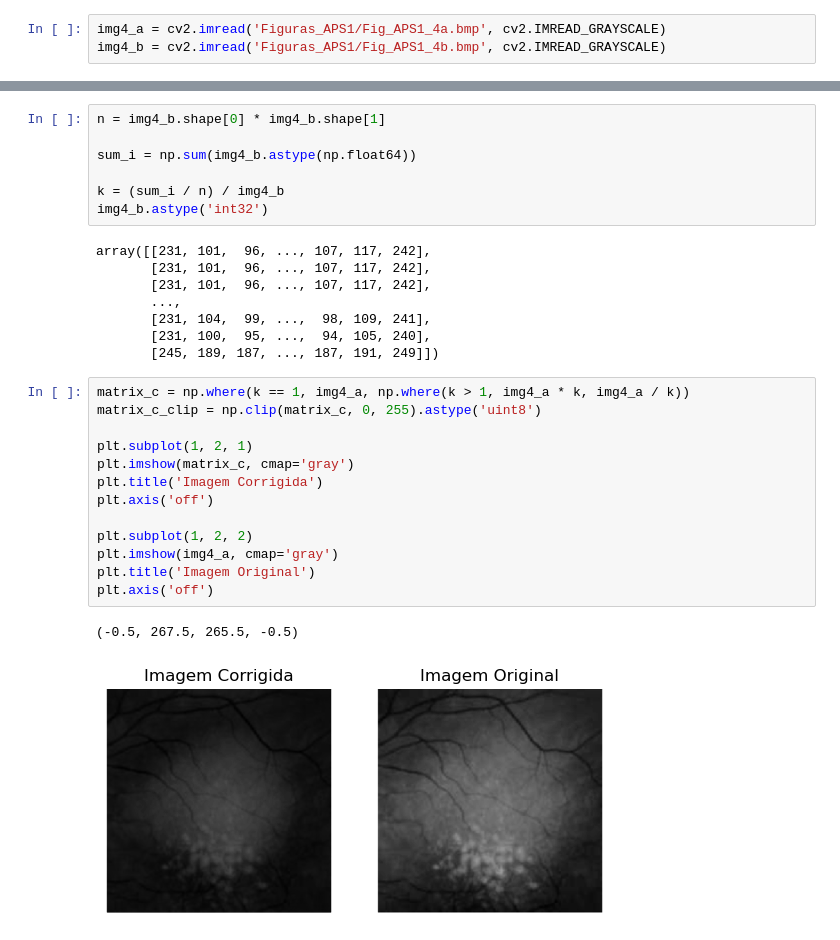
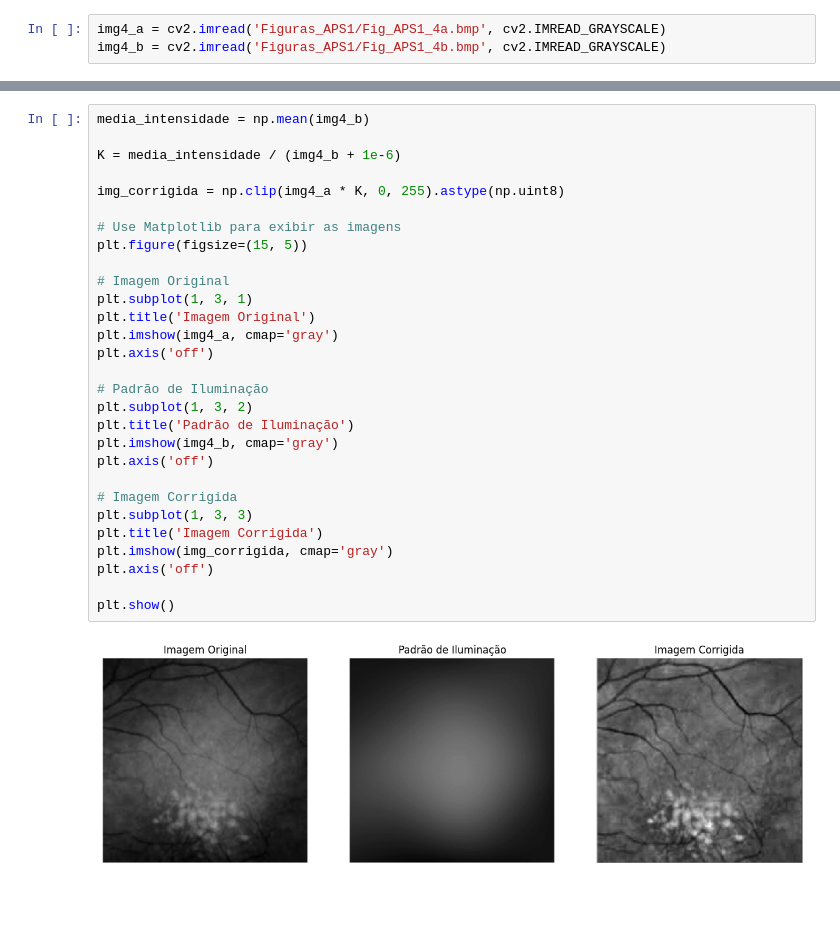
Before and after one commit to lnasser11/MachineVision, a Jupyter notebook: Projetos/APS1/APS1.ipynb, the cells around one changed output, grey strips where cells are left out. Drawn from its saved outputs; the diff is of its cells as text; blank space fills up the shorter version.

```diff
--- a/Projetos/APS1/APS1.ipynb
+++ b/Projetos/APS1/APS1.ipynb
@@ -243,31 +127,31 @@ AttributeError: 'NoneType' object has no attribute 'astype'
-# %%
-n = img4_b.shape[0] * img4_b.shape[1]
-
-sum_i = np.sum(img4_b.astype(np.float64))
-
-k = (sum_i / n) / img4_b
-img4_b.astype('int32')
-# %% [output]
-array([[231, 101,  96, ..., 107, 117, 242],
-       [231, 101,  96, ..., 107, 117, 242],
-       [231, 101,  96, ..., 107, 117, 242],
-       ...,
-       [231, 104,  99, ...,  98, 109, 241],
-       [231, 100,  95, ...,  94, 105, 240],
-       [245, 189, 187, ..., 187, 191, 249]])
-# %%
-matrix_c = np.where(k == 1, img4_a, np.where(k > 1, img4_a * k, img4_a / k))
-matrix_c_clip = np.clip(matrix_c, 0, 255).astype('uint8')
-
-plt.subplot(1, 2, 1)
-plt.imshow(matrix_c, cmap='gray')
-plt.title('Imagem Corrigida')
-plt.axis('off')
-
-plt.subplot(1, 2, 2)
-plt.imshow(img4_a, cmap='gray')
-plt.title('Imagem Original')
-plt.axis('off')
-# %% [output]
-(-0.5, 267.5, 265.5, -0.5)
-[figure, removed]
+# %%
+media_intensidade = np.mean(img4_b)
+
+K = media_intensidade / (img4_b + 1e-6)
+
+img_corrigida = np.clip(img4_a * K, 0, 255).astype(np.uint8)
+
+# Use Matplotlib para exibir as imagens
+plt.figure(figsize=(15, 5))
+
+# Imagem Original
+plt.subplot(1, 3, 1)
+plt.title('Imagem Original')
+plt.imshow(img4_a, cmap='gray')
+plt.axis('off')
+
+# Padrão de Iluminação
+plt.subplot(1, 3, 2)
+plt.title('Padrão de Iluminação')
+plt.imshow(img4_b, cmap='gray')
+plt.axis('off')
+
+# Imagem Corrigida
+plt.subplot(1, 3, 3)
+plt.title('Imagem Corrigida')
+plt.imshow(img_corrigida, cmap='gray')
+plt.axis('off')
+
+plt.show()
+# %% [output]
+[figure, added]
```
Also changed, not shown: parts of 4 cells of this notebook, 5 other files.
